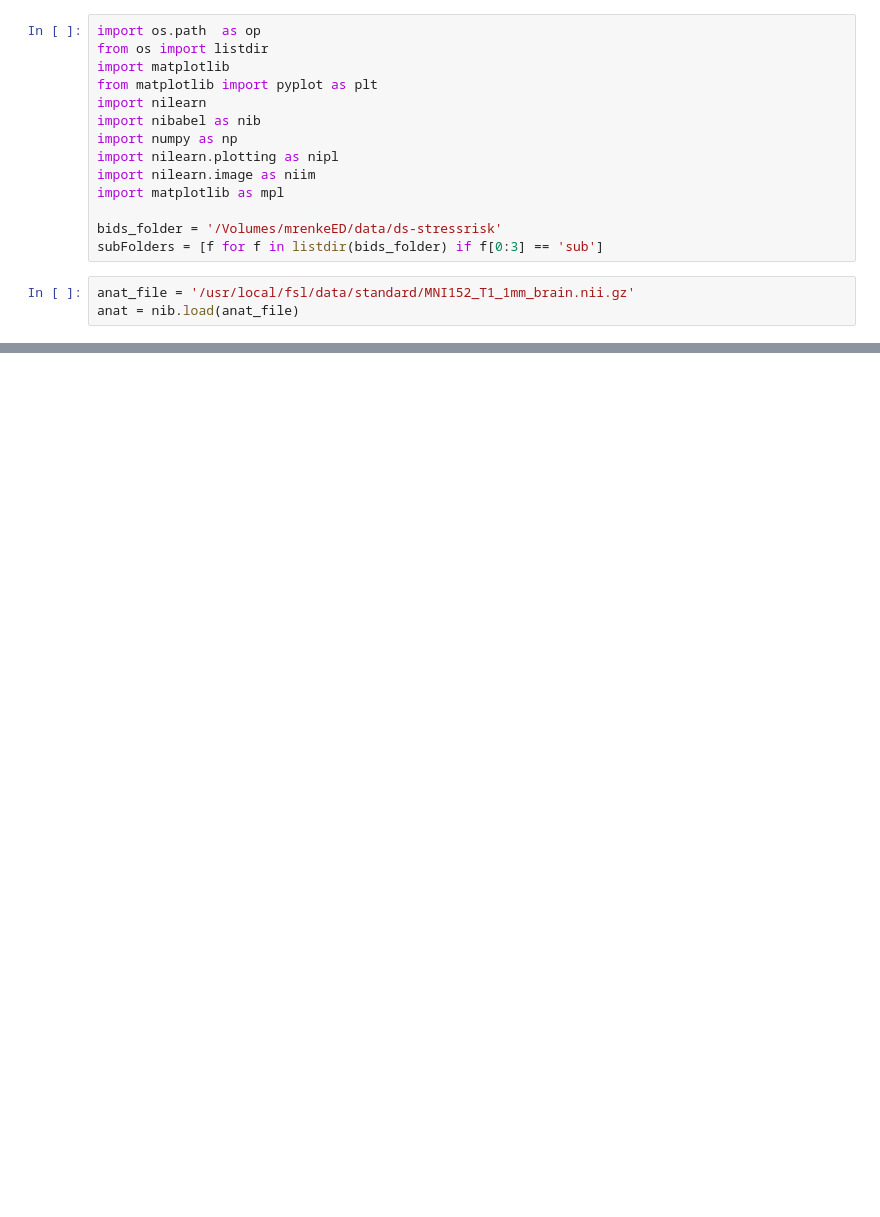
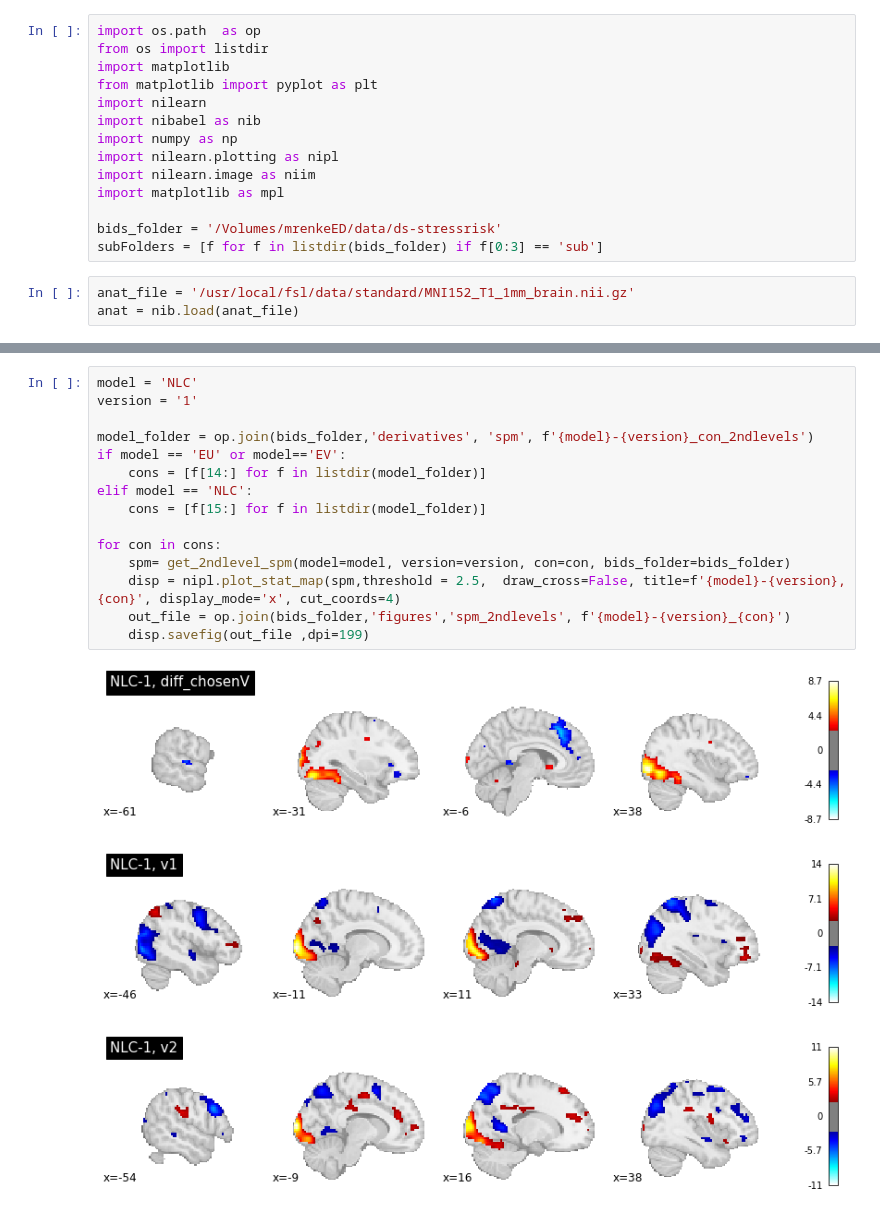
Before and after one commit to Gilles86/stress_risk, a Jupyter notebook: stress_risk/fmri_analysis/visualize/vis_2ndlevel_SPM.ipynb, the cells around one changed output, grey strips where cells are left out. Cells and saved outputs as stored; diff of their text form; blank space fills up the shorter version.

```diff
--- a/stress_risk/fmri_analysis/visualize/vis_2ndlevel_SPM.ipynb
+++ b/stress_risk/fmri_analysis/visualize/vis_2ndlevel_SPM.ipynb
@@ -28,0 +42,19 @@ display.add_overlay(spm, threshold = 2.5, colorbar=True, cmap = mpl.colormaps['h
+# %%
+model = 'NLC'
+version = '1'
+
+model_folder = op.join(bids_folder,'derivatives', 'spm', f'{model}-{version}_con_2ndlevels')
+if model == 'EU' or model=='EV':
+    cons = [f[14:] for f in listdir(model_folder)]
+elif model == 'NLC':
+    cons = [f[15:] for f in listdir(model_folder)]
+
+for con in cons:
+    spm= get_2ndlevel_spm(model=model, version=version, con=con, bids_folder=bids_folder)
+    disp = nipl.plot_stat_map(spm,threshold = 2.5,  draw_cross=False, title=f'{model}-{version}, {con}', display_mode='x', cut_coords=4)
+    out_file = op.join(bids_folder,'figures','spm_2ndlevels', f'{model}-{version}_{con}')
+    disp.savefig(out_file ,dpi=199)
+# %% [output]
+[figure, added]
+[figure, added]
+[figure, added]
```
Also changed, not shown: parts of 7 cells of this notebook, 2 other files.
